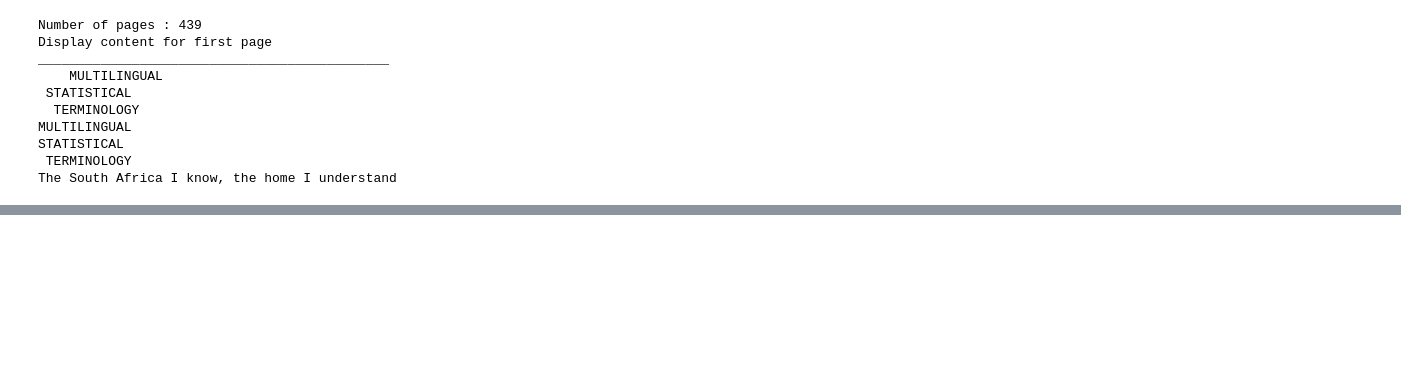
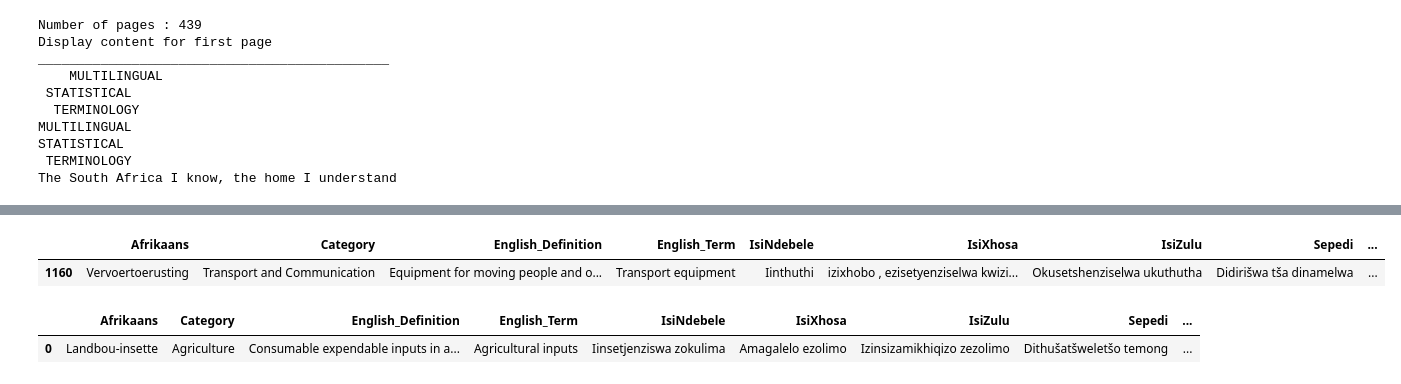
Before and after one commit to dsfsi/StatsSA-Language, a Jupyter notebook: notebooks/08-12-2019-structuring-cleaning-pdf.ipynb, the cells around one changed output, grey strips where cells are left out. Cells and saved outputs as stored; diff of their text form; code cells hidden in the pictures; blank space fills up the shorter version.

```diff
--- a/notebooks/08-12-2019-structuring-cleaning-pdf.ipynb
+++ b/notebooks/08-12-2019-structuring-cleaning-pdf.ipynb
@@ -33,2 +56,0 @@ document = [page.extractText().strip() for page in pdf_reader.pages]
-# %%
-text = textract.process(PATH, method='pdfminer')
@@ -34,0 +373,10 @@ text = textract.process(PATH, method='pdfminer')
+# %%
+df[df.English_Term.str.contains('Transport')]
+# %% [output]
+|  | Afrikaans | Category | English_Definition | English_Term | IsiNdebele | IsiXhosa | IsiZulu | Sepedi | ... |
+| 1160 | Vervoertoerusting | Transport and Communication | Equipment for moving people and o... | Transport equipment | Iinthuthi | izixhobo , ezisetyenziselwa kwizi... | Okusetshenziselwa ukuthutha | Didirišwa tša dinamelwa | ... |
+# %%
+df[df.English_Term.str.contains('Agricultural inputs')]
+# %% [output]
+|  | Afrikaans | Category | English_Definition | English_Term | IsiNdebele | IsiXhosa | IsiZulu | Sepedi | ... |
+| 0 | Landbou-insette | Agriculture | Consumable expendable inputs in a... | Agricultural inputs | Iinsetjenziswa zokulima | Amagalelo ezolimo | Izinsizamikhiqizo zezolimo | Dithušatšweletšo temong | ... |
```
Also changed, not shown: parts of 44 cells of this notebook, 9 other files.
